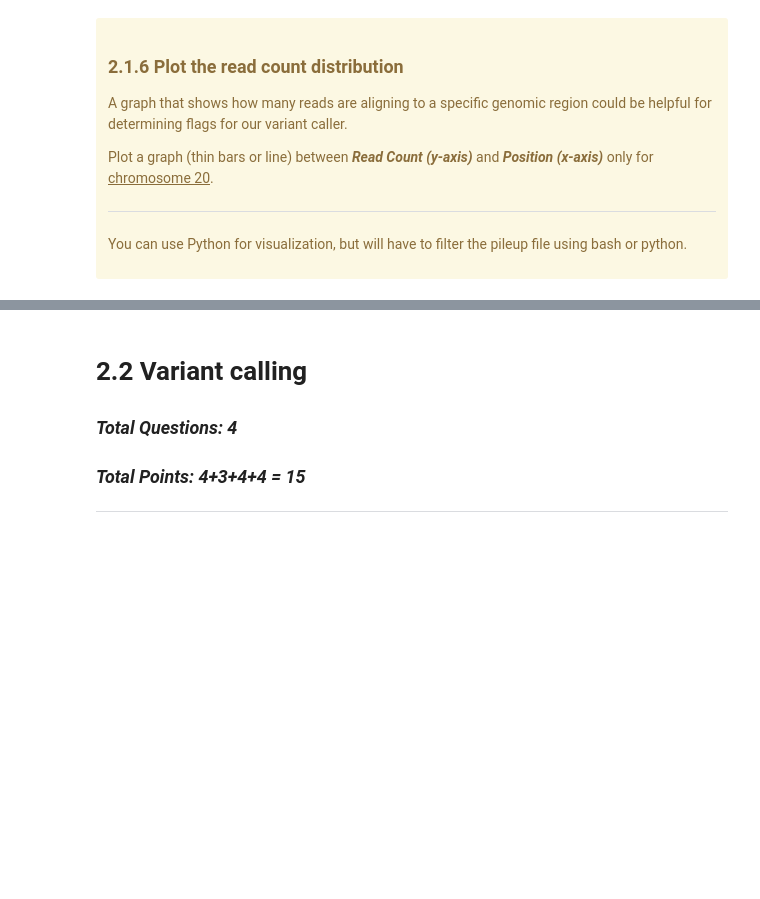
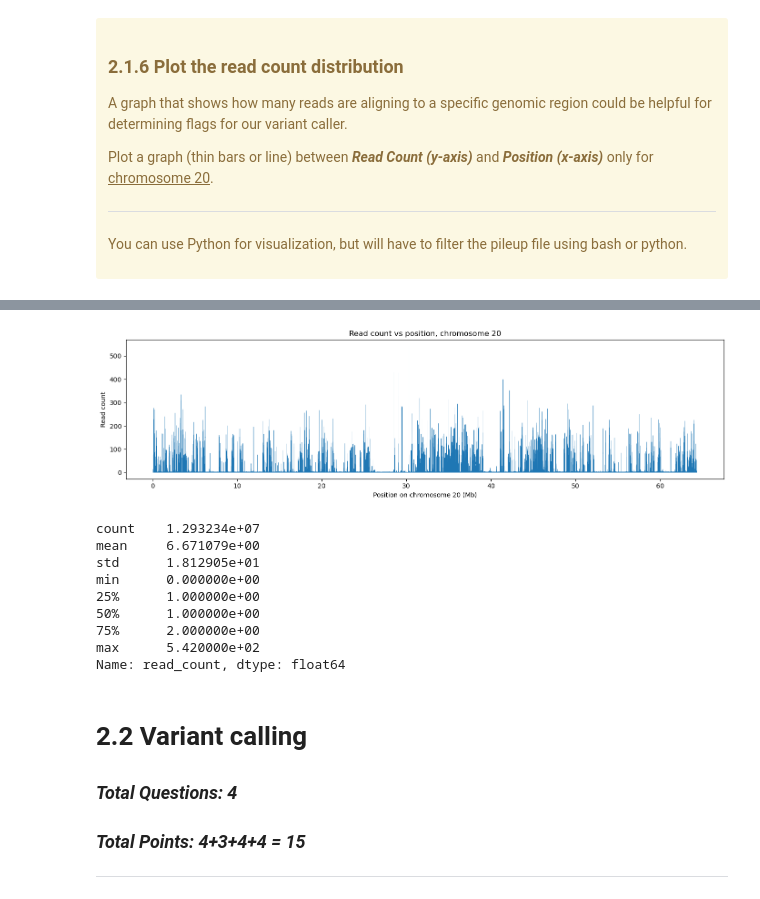
Before and after one commit to ishitasukul-tech/BIOL-6150-Project-2-, a Jupyter notebook: Project2-ReadMapping&VariantCalling.ipynb, the cells around one changed output, grey strips where cells are left out. Saved outputs shown, nothing was run; the diff lists cells and outputs as text; code cells hidden in the pictures; blank space fills up the shorter version.

```diff
--- a/Project2-ReadMapping&VariantCalling.ipynb
+++ b/Project2-ReadMapping&VariantCalling.ipynb
@@ -470,5 +593,44 @@ starting flag calculation...
 # %%
-#Plot your graph and show it here (matplotlib/seaborn)
+import csv
+import pandas as pd
+import matplotlib.pyplot as plt
+from matplotlib.ticker import FuncFormatter
+
+df = pd.read_csv(
+    "~/biol6150/ProjectSubmissions/Group4/Project2/VariantCalling/chr20.mpileup",
+    sep="\t",
+    header=None,
+    usecols=[1, 3],
+    names=["pos", "read_count"],
+    quoting=csv.QUOTE_NONE,
+)
+
+fig, ax = plt.subplots(figsize=(14, 4))
+ax.plot(df["pos"], df["read_count"], linewidth=0.3)
+
+
+ax.xaxis.set_major_formatter(FuncFormatter(lambda x, _: f"{x/1e6:.0f}"))
+
+ax.set_xlabel("Position on chromosome 20 (Mb)")
+ax.set_ylabel("Read count")
+ax.set_title("Read count vs position, chromosome 20")
+
+plt.tight_layout()
+plt.savefig("chr20_read_depth.png", dpi=150)
+plt.show()
+
+print(df["read_count"].describe())
+# %% [output]
+[figure, added]
+count    1.293234e+07
+mean     6.671079e+00
+std      1.812905e+01
+min      0.000000e+00
+25%      1.000000e+00
+50%      1.000000e+00
+75%      2.000000e+00
+max      5.420000e+02
+Name: read_count, dtype: float64
 # %% [markdown]
 # **2.2 Variant calling**
 ### *Total Questions: 4*
```
Also changed, not shown: parts of 45 cells of this notebook.
